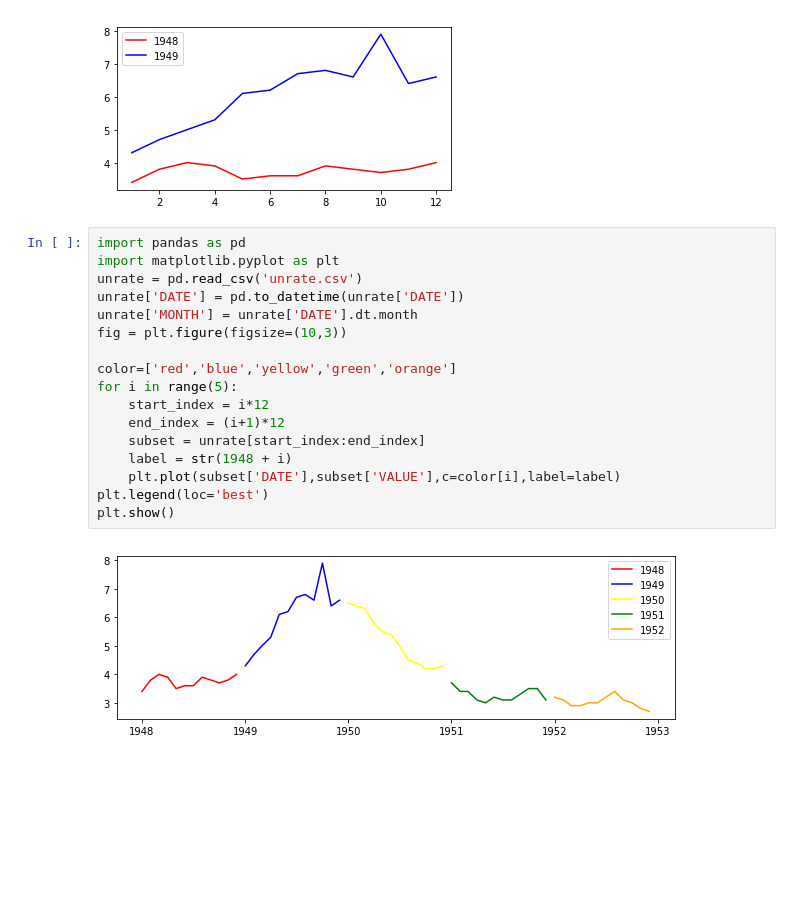
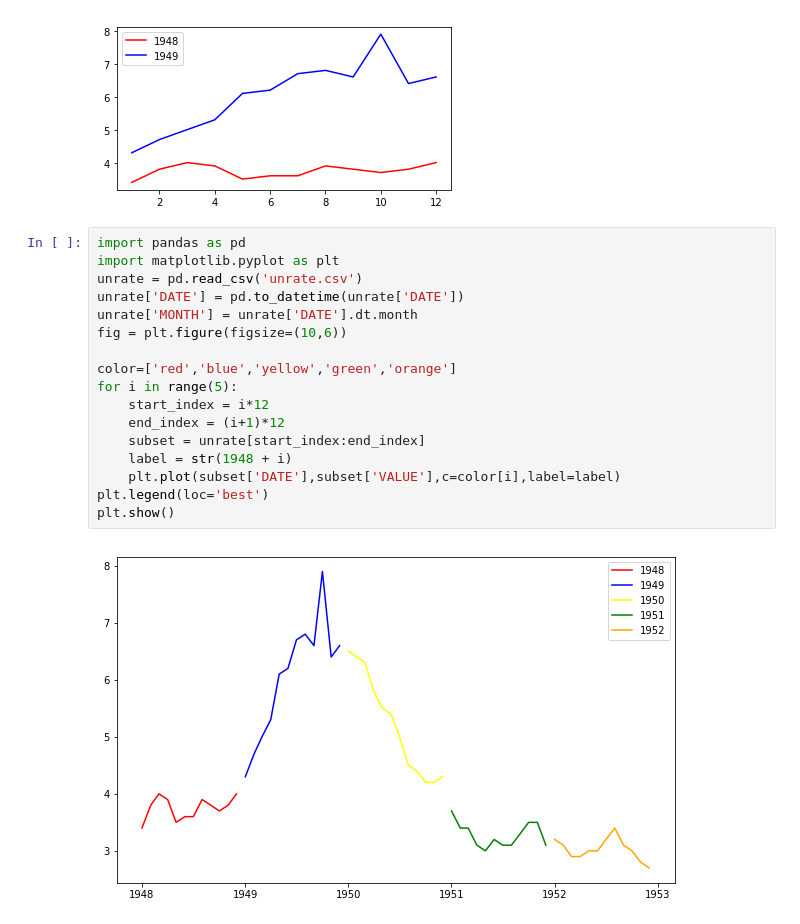
Before and after one commit to UniqueDavid/Matplotlib, a Jupyter notebook: demo1-unemployment.ipynb, the cells around one changed output. Drawn from its saved outputs; the diff is of its cells as text; blank space fills up the shorter version.

```diff
--- a/demo1-unemployment.ipynb
+++ b/demo1-unemployment.ipynb
@@ -70,19 +70,19 @@ plt.show()
 # %%
 import pandas as pd
 import matplotlib.pyplot as plt
 unrate = pd.read_csv('unrate.csv')
 unrate['DATE'] = pd.to_datetime(unrate['DATE'])
 unrate['MONTH'] = unrate['DATE'].dt.month
-fig = plt.figure(figsize=(10,3))
+fig = plt.figure(figsize=(10,6))
 
 color=['red','blue','yellow','green','orange']
 for i in range(5):
     start_index = i*12
     end_index = (i+1)*12
     subset = unrate[start_index:end_index]
     label = str(1948 + i)
     plt.plot(subset['DATE'],subset['VALUE'],c=color[i],label=label)
 plt.legend(loc='best')
 plt.show()
 # %% [output]
-[figure, old version]
+[figure, new version]
```
Also changed, not shown: 4 other files.
